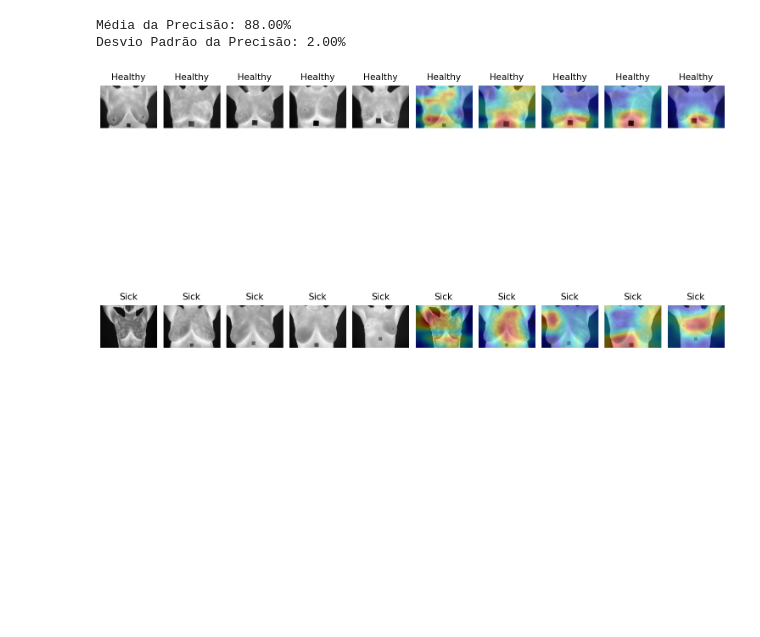
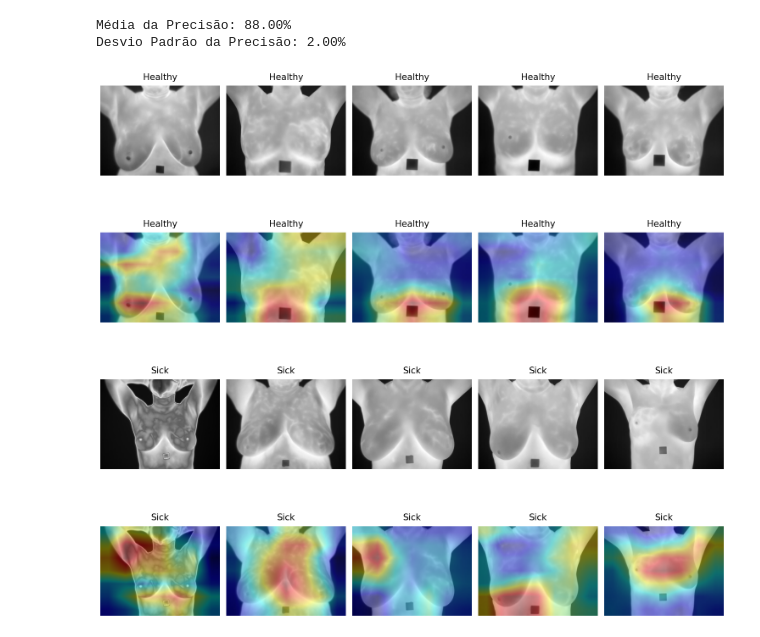
Before and after one commit to Arthur-so/breast-cancer-detection, a Jupyter notebook: breast-cancer-detection-cross-validation.ipynb, the cells around one changed output. Drawn from its saved outputs; the diff is of its cells as text; code cells hidden in the pictures; blank space fills up the shorter version.

Commit message:
one below the other (healthy and sick cam)

```diff
--- a/breast-cancer-detection-cross-validation.ipynb
+++ b/breast-cancer-detection-cross-validation.ipynb
@@ -537,36 +537,36 @@ transform = transforms.Compose([
 ])
 
 def convert_to_rgb_and_normalize_to_uint8(img):
     # Verificar se a imagem está em escala de cinza e converter para RGB se necessário
     if len(img.shape) == 2 or img.shape[2] == 1:
         img = cv2.cvtColor(img, cv2.COLOR_GRAY2RGB)
     # Converter a imagem para o formato uint8, se necessário
     if img.dtype != np.uint8:
         img = (255 * (img / np.max(img))).astype(np.uint8)
     return img
 
 for i in range(len(imgs_healthy)):
     imgs_healthy[i] = convert_to_rgb_and_normalize_to_uint8(imgs_healthy[i])
 
 for i in range(len(imgs_sick)):
     imgs_sick[i] = convert_to_rgb_and_normalize_to_uint8(imgs_sick[i])
 
 
 cams_healthy = [generate_cam(x, model_ft, transform)[0] for x in healthy_list[:n_imgs]]
 cams_sick = [generate_cam(x, model_ft, transform)[0] for x in sick_list[:n_imgs]]
 
 for i in range(len(cams_healthy)):
     cams_healthy[i] = convert_to_rgb_and_normalize_to_uint8(cams_healthy[i])
 
 for i in range(len(cams_sick)):
     cams_sick[i] = convert_to_rgb_and_normalize_to_uint8(cams_sick[i])
 
-imgs_combined = [imgs_healthy + cams_healthy, imgs_sick + cams_sick]
-labels_combined = [labels_healthy * 2, labels_sick * 2]
+imgs_combined = [imgs_healthy, cams_healthy, imgs_sick, cams_sick]
+labels_combined = [labels_healthy, labels_healthy, labels_sick, labels_sick]
 
 show_multiple_imgs_plt(imgs_combined, labels_combined, fig_size=(15, 15), show_axis=False)
 # %% [output]
-[figure, old version]
+[figure, new version]
 # %%
 # 6- RESPONDER À PERGUNTA: "VOCÊ ACREDITA QUE SERÁ POSSÍVEL ENTREGAR TUDO QUE PROMETEU NO DOCUMENTO DA PROPOSTA?"
 # Sim
```
